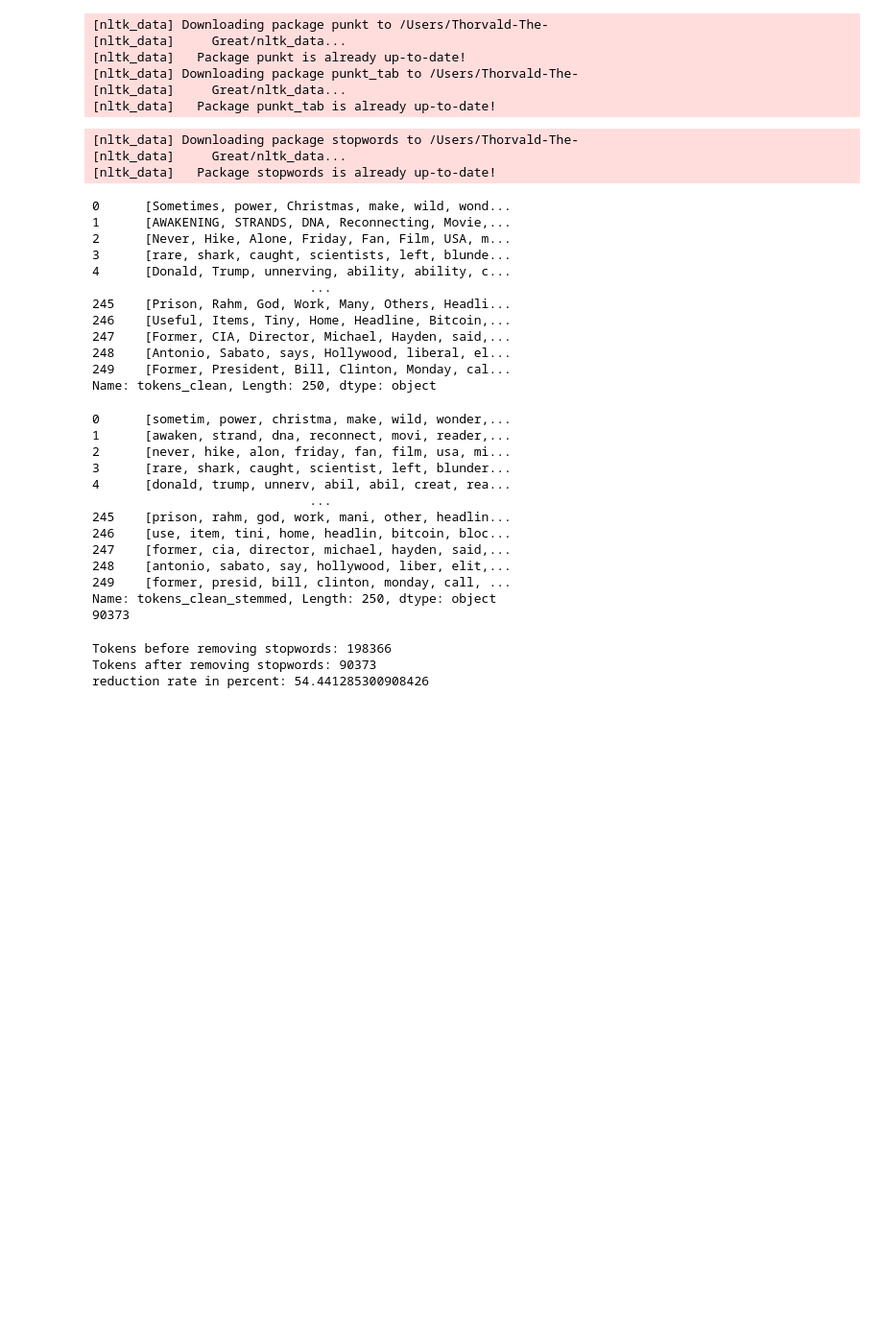
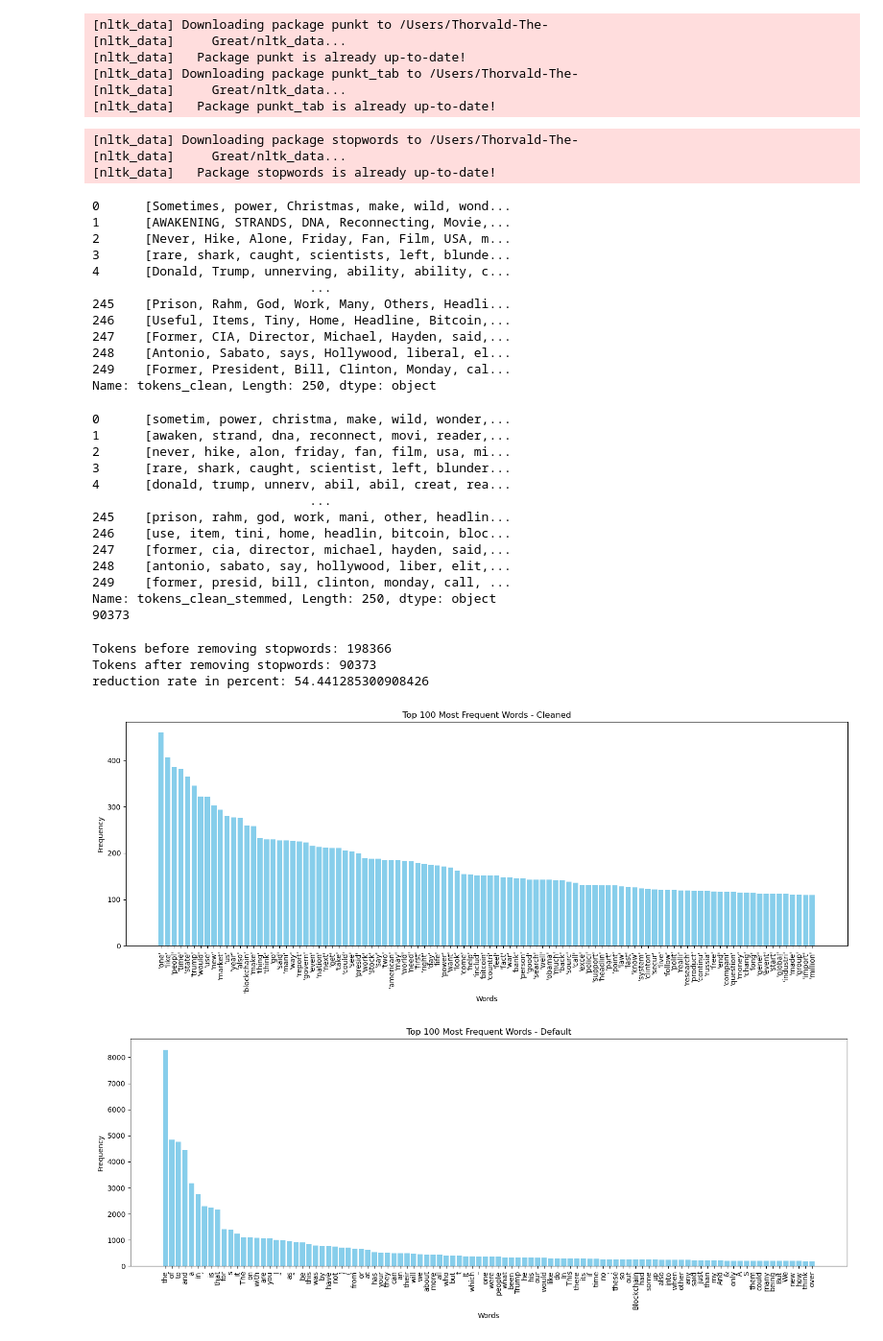
Before and after one commit to valdemark12345/GDS_FakeNewsProject, a Jupyter notebook: Code.ipynb, the cells around one changed output. Shown at 96% size. Cells and saved outputs as stored; diff of their text form; code cells hidden in the pictures; blank space fills up the shorter version.

Commit message:
Added overview of most frequent numbers

```diff
--- a/Code.ipynb
+++ b/Code.ipynb
@@ -95,3 +95,76 @@ print(f"reduction rate in percent: {reduction_rate * 100}")
 Tokens before removing stopwords: 198366
 Tokens after removing stopwords: 90373
 reduction rate in percent: 54.441285300908426
+# %%
+with open("output.txt", "w") as f:
+    for row in df["tokens_clean_stemmed"]:
+        f.write(str(row) + "\n")
+# %%
+import re
+import csv
+import matplotlib.pyplot as plt
+
+with open("output.txt", newline="") as file:
+    reader = csv.reader(file)
+    data = "\n".join([", ".join(row) for row in reader])
+
+def countNum(data):
+    hash = {}
+    pattern = "[^ |,|\t|\n|:|-|\.|\?|\!]+"
+    match = re.findall(pattern, data)
+
+    for i in match:
+        if i not in hash:
+            hash[i] = 1
+        else:
+            hash[i] += 1
+    return hash
+
+def sortlist(d):
+    d = d.copy()
+    sorted_list = []
+
+    while d:
+        max_key = max(d, key=d.get)
+        sorted_list.append((d[max_key], max_key))
+        del d[max_key]
+
+    return sorted_list
+
+# Make the untoched data fit the function and then sort the frequency
+all_tokens = [word for tokens in df["tokens"] for word in tokens]
+all_tokens_string = " ".join(all_tokens)
+top_words_default = sortlist(countNum(all_tokens_string))[:100]
+
+# Sort the data from the output.txt file which has been cleaned
+top_words_cleaned = sortlist(countNum(data))[:100]
+
+
+words_default = [w for w, c in top_words_default]
+counts_default = [c for w, c in top_words_default]
+
+words_cleaned = [w for w, c in top_words_cleaned]
+counts_cleaned = [c for w, c in top_words_cleaned]
+
+# Plot the bar chart
+plt.figure(figsize=(15, 6))
+plt.bar(counts_cleaned, words_cleaned, color='skyblue')
+plt.xticks(rotation=90)
+plt.xlabel('Words')
+plt.ylabel('Frequency')
+plt.title('Top 100 Most Frequent Words - Cleaned')
+plt.tight_layout()
+plt.show()
+
+# Plot the bar chart
+plt.figure(figsize=(15, 6))
+plt.bar(counts_default, words_default, color='skyblue')
+plt.xticks(rotation=90)
+plt.xlabel('Words')
+plt.ylabel('Frequency')
+plt.title('Top 100 Most Frequent Words - Default')
+plt.tight_layout()
+plt.show()
+# %% [output]
+[figure, added]
+[figure, added]
```
